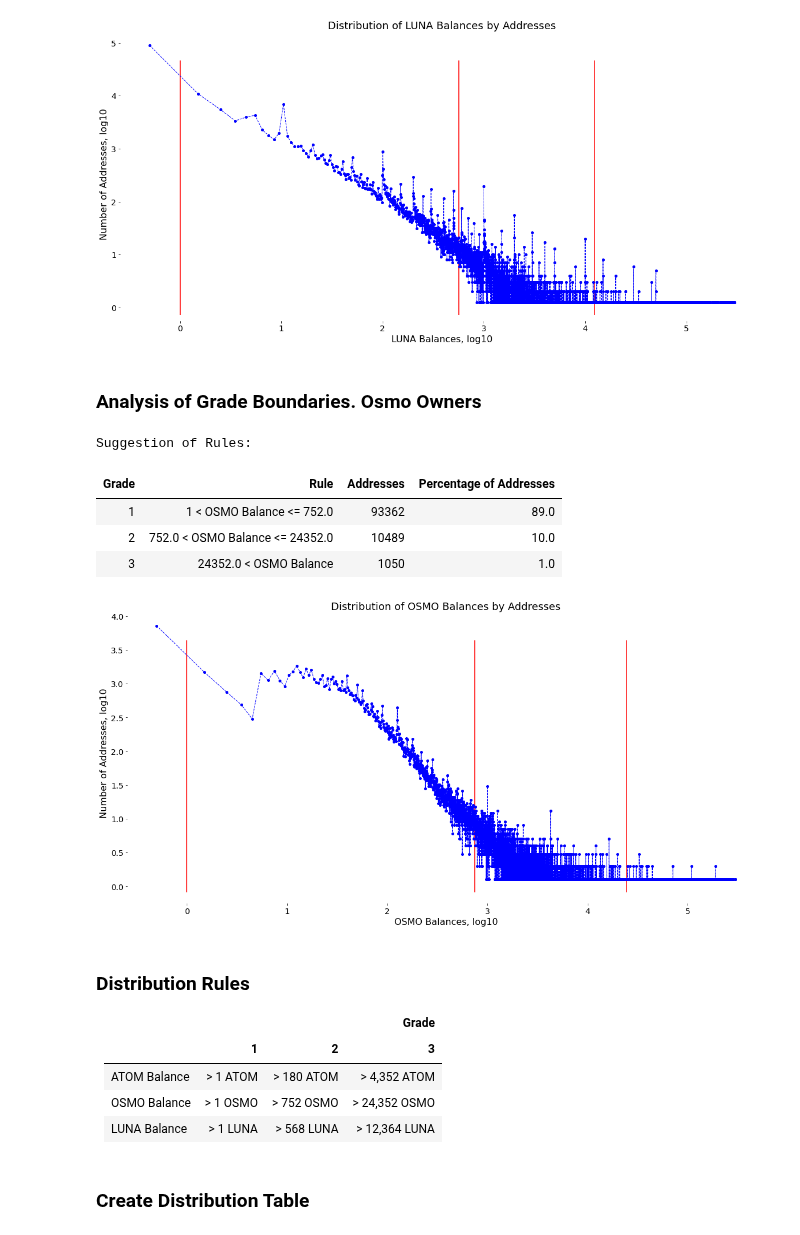
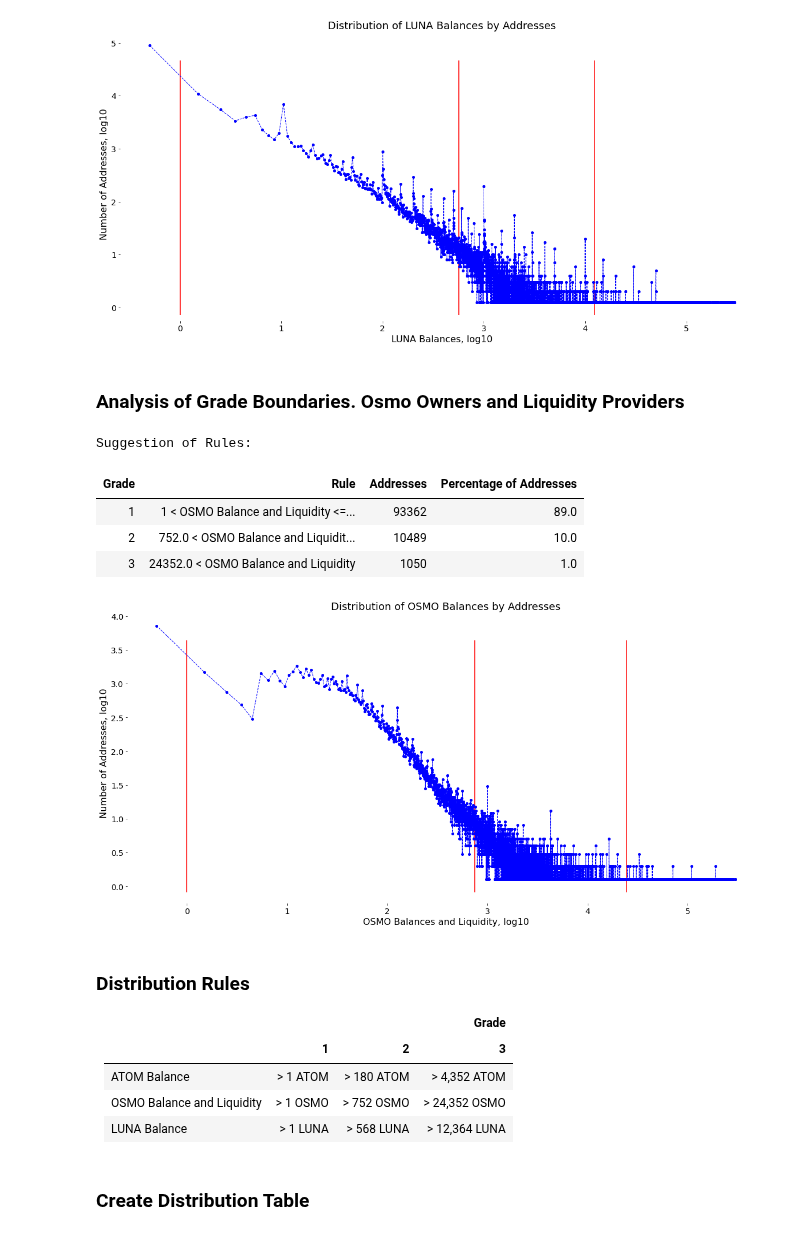
Before and after one commit to Snedashkovsky/cybergift, a Jupyter notebook: atom_osmo_luna__astronauts.ipynb, the cells around one changed output. Drawn from its saved outputs; the diff is of its cells as text; code cells hidden in the pictures.

```diff
--- a/atom_osmo_luna__astronauts.ipynb
+++ b/atom_osmo_luna__astronauts.ipynb
@@ -228,33 +89,33 @@ Suggestion of Rules:
 | 3 | 12364.0 < LUNA Balance | 1100 | 1.0 |
 [figure]
 # %% [markdown]
-### Analysis of Grade Boundaries. Osmo Owners
+### Analysis of Grade Boundaries. Osmo Owners and Liquidity Providers
 # %%
 osmo_balances_df = get_balances(snapshot_url="data/osmosis_snapshot.json", coin='uosmo')
 osmo_balances_agg_df = \
     osmo_balances_df.groupby('balance_coin_rounded')['address'].agg([('number_of_addresses', np.count_nonzero)]).reset_index()
 
 osmo_owners_boundary =\
     grade_boundaries_analysis(
         distribution_df=osmo_balances_agg_df,
         value_column='balance_coin_rounded',
         address_column='number_of_addresses',
         address_chart_label='Number of Addresses, log10',
-        value_chart_label='OSMO Balances, log10',
-        value_name='OSMO Balance',
+        value_chart_label='OSMO Balance and Liquidity, log10',
+        value_name='OSMO Balance and Liquidity',
         value_transform_func=lambda x: log10(x) if x >= 0.1 else -1.8,
         chart_title='Distribution of OSMO Balances by Addresses',
         max_show_value=300000,
         initial_boundary=atom_owners_initial_boundary,
         level_line_shift=0,
         boundary_round=0)
 # %% [output]
 Suggestion of Rules:
 | Grade | Rule | Addresses | Percentage of Addresses |
-| 1 | 1 < OSMO Balance <= 752.0 | 93362 | 89.0 |
-| 2 | 752.0 < OSMO Balance <= 24352.0 | 10489 | 10.0 |
-| 3 | 24352.0 < OSMO Balance | 1050 | 1.0 |
+| 1 | 1 < OSMO Balance and Liquidity <=... | 93362 | 89.0 |
+| 2 | 752.0 < OSMO Balance and Liquidit... | 10489 | 10.0 |
+| 3 | 24352.0 < OSMO Balance and Liquidity | 1050 | 1.0 |
-[figure, old version]
+[figure, new version]
 # %% [markdown]
 ### Distribution Rules
 
@@ -278,7 +139,7 @@ Suggestion of Rules:
             <td> > 4,352 ATOM </td>
         </tr>
         <tr>
-            <td style="text-align: left"> OSMO Balance </td>
+            <td style="text-align: left"> OSMO Balance and Liquidity </td>
             <td> > 1 OSMO </td>
             <td> > 752 OSMO </td>
             <td> > 24,352 OSMO </td>
```
Also changed, not shown: parts of 13 cells of this notebook, 2 other files.
